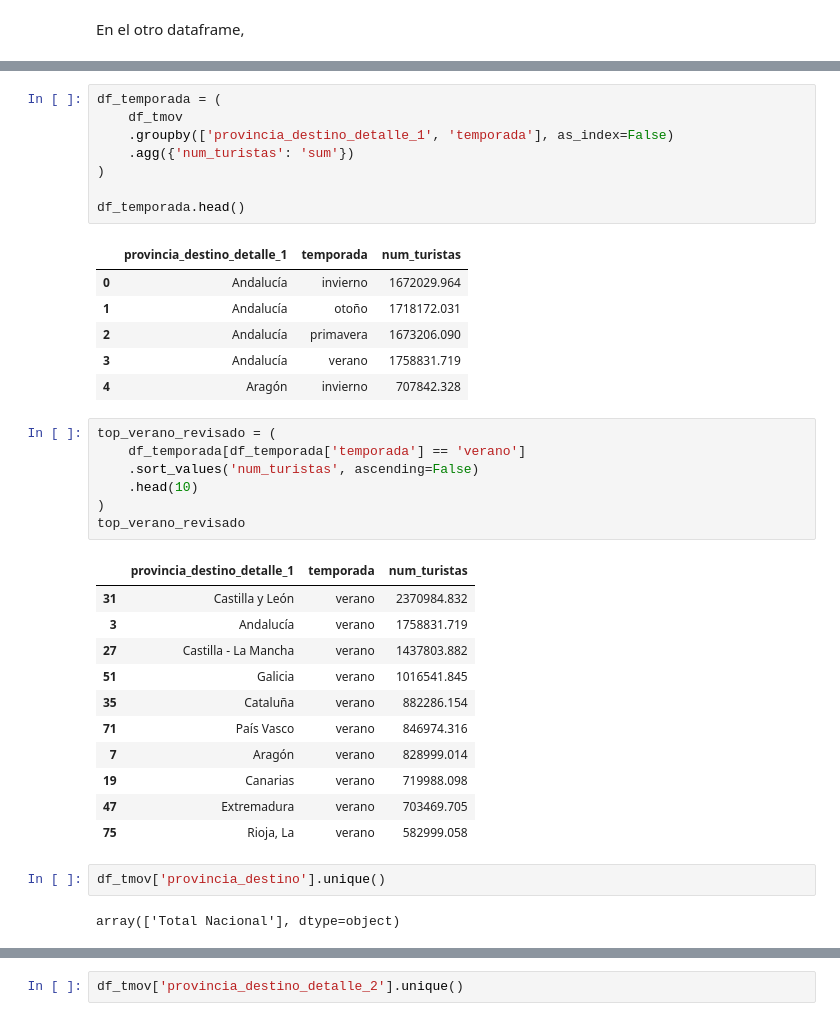
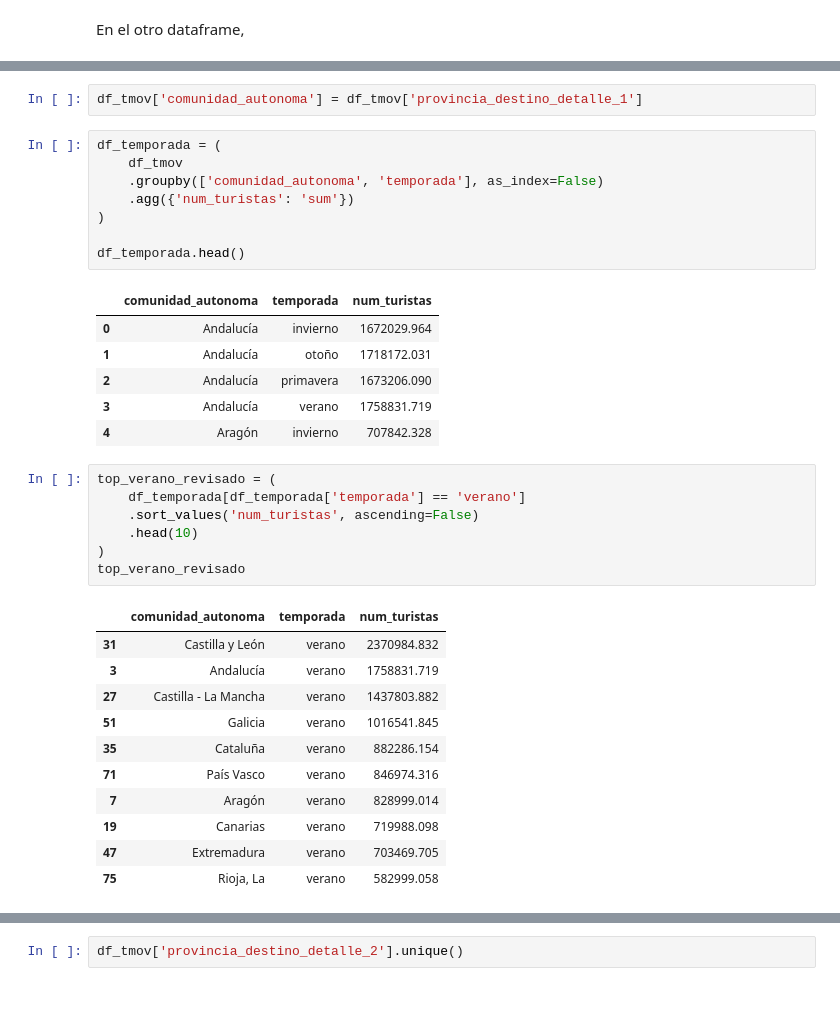
Before and after one commit to MirnaGarridoR/TrabajoML, a Jupyter notebook: ML - TURISMO/EDA-TURISMO.ipynb, the cells around one changed output, grey strips where cells are left out. Saved outputs shown, nothing was run; the diff lists cells and outputs as text.

```diff
--- a/ML - TURISMO/EDA-TURISMO.ipynb
+++ b/ML - TURISMO/EDA-TURISMO.ipynb
@@ -847,13 +831,15 @@ df_tmov.head()
+# %%
+df_tmov['comunidad_autonoma'] = df_tmov['provincia_destino_detalle_1']
 # %%
 df_temporada = (
     df_tmov
-    .groupby(['provincia_destino_detalle_1', 'temporada'], as_index=False)
+    .groupby(['comunidad_autonoma', 'temporada'], as_index=False)
     .agg({'num_turistas': 'sum'})
 )
 
 df_temporada.head()
 # %% [output]
-|  | provincia_destino_detalle_1 | temporada | num_turistas |
+|  | comunidad_autonoma | temporada | num_turistas |
 | 0 | Andalucía | invierno | 1672029.964 |
 | 1 | Andalucía | otoño | 1718172.031 |
 | 2 | Andalucía | primavera | 1673206.090 |
@@ -867,7 +853,7 @@ top_verano_revisado = (
 )
 top_verano_revisado
 # %% [output]
-|  | provincia_destino_detalle_1 | temporada | num_turistas |
+|  | comunidad_autonoma | temporada | num_turistas |
 | 31 | Castilla y León | verano | 2370984.832 |
 | 3 | Andalucía | verano | 1758831.719 |
 | 27 | Castilla - La Mancha | verano | 1437803.882 |
@@ -878,7 +864,3 @@ top_verano_revisado
 | 19 | Canarias | verano | 719988.098 |
 | 47 | Extremadura | verano | 703469.705 |
 | 75 | Rioja, La | verano | 582999.058 |
-# %%
-df_tmov['provincia_destino'].unique()
-# %% [output]
-array(['Total Nacional'], dtype=object)
```
Also changed, not shown: parts of 12 cells of this notebook, 1 other file.
